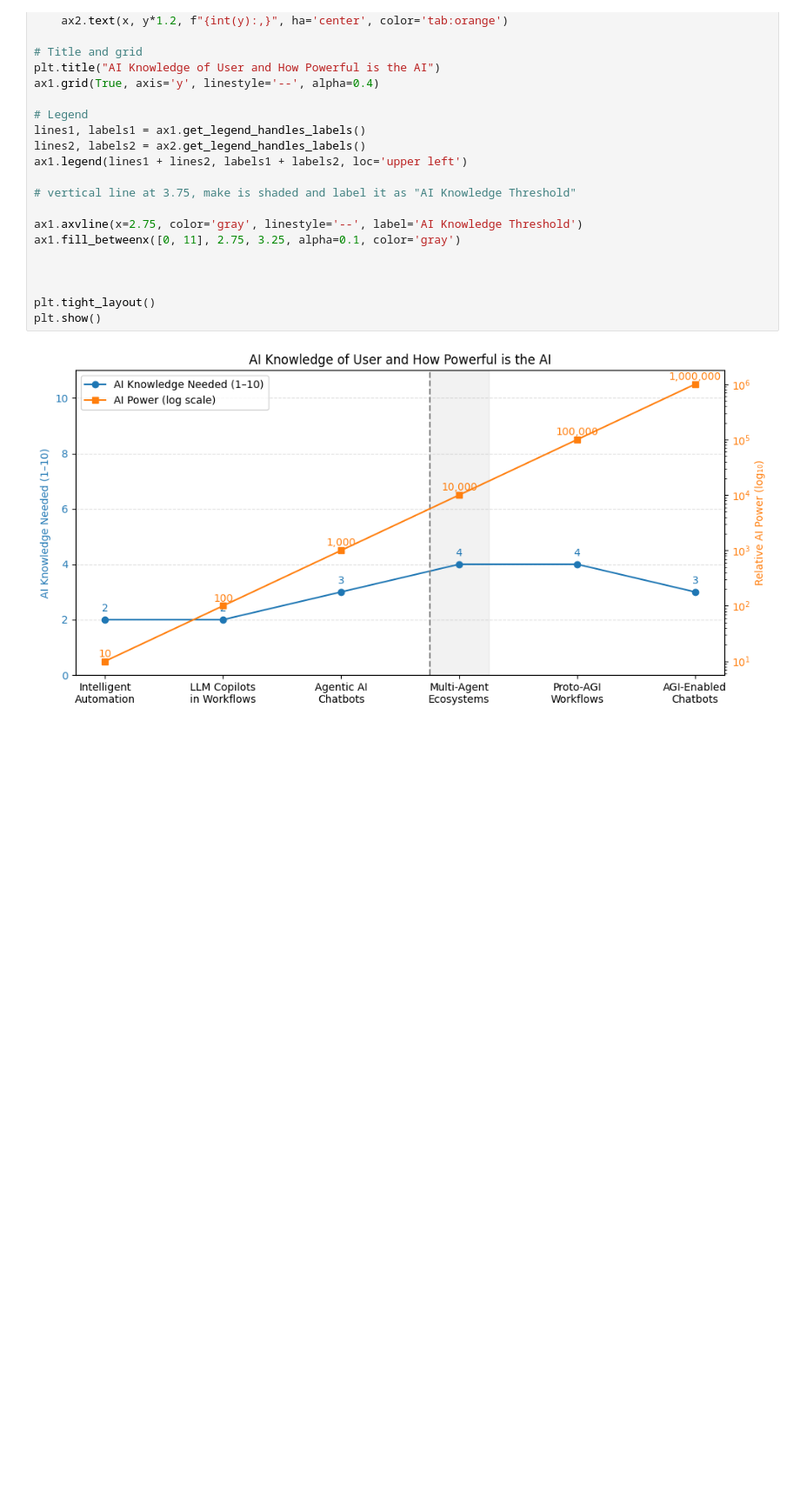
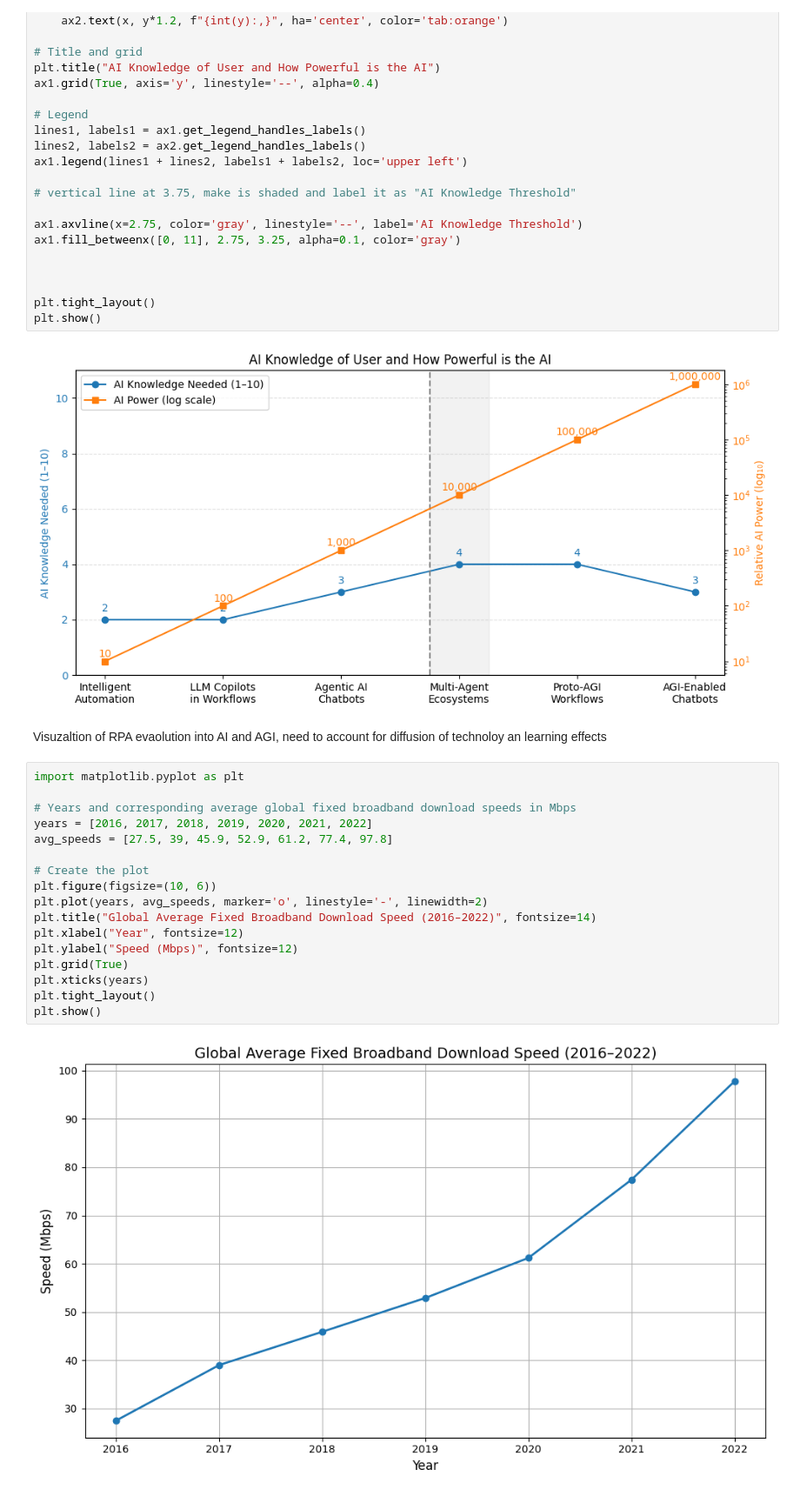
Before and after one commit to rgregs60/Python-Fall-2024-Notebooks, a Jupyter notebook: Development Code/AI Learning and Evolution.ipynb, the cells around one changed output. Shown at 87% size. Saved outputs shown, nothing was run; the diff lists cells and outputs as text; blank space fills up the shorter version.

Commit message:
Added Broadnet Speeds

```diff
--- a/Development Code/AI Learning and Evolution.ipynb
+++ b/Development Code/AI Learning and Evolution.ipynb
@@ -60,3 +60,24 @@ plt.tight_layout()
 plt.show()
 # %% [output]
 [figure]
+# %% [markdown]
+Visuzaltion of RPA evaolution into AI and AGI, need to account for diffusion of technoloy an learning effects
+# %%
+import matplotlib.pyplot as plt
+
+# Years and corresponding average global fixed broadband download speeds in Mbps
+years = [2016, 2017, 2018, 2019, 2020, 2021, 2022]
+avg_speeds = [27.5, 39, 45.9, 52.9, 61.2, 77.4, 97.8]
+
+# Create the plot
+plt.figure(figsize=(10, 6))
+plt.plot(years, avg_speeds, marker='o', linestyle='-', linewidth=2)
+plt.title("Global Average Fixed Broadband Download Speed (2016–2022)", fontsize=14)
+plt.xlabel("Year", fontsize=12)
+plt.ylabel("Speed (Mbps)", fontsize=12)
+plt.grid(True)
+plt.xticks(years)
+plt.tight_layout()
+plt.show()
+# %% [output]
+[figure, added]
```
